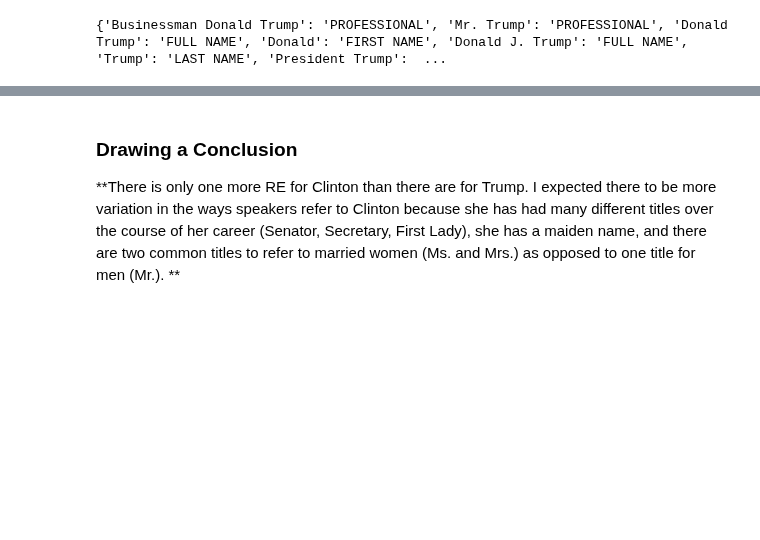
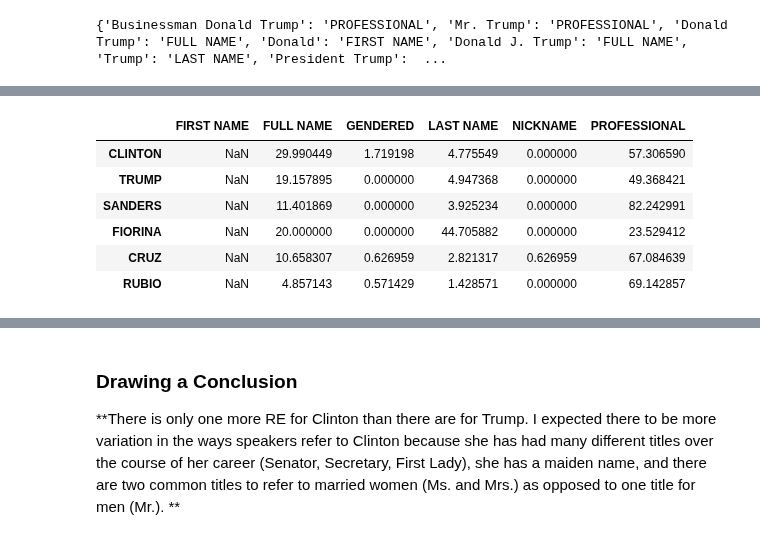
Before and after one commit to Data-Science-for-Linguists/2016-Debates-and-Referring-Expressions, a Jupyter notebook: analysis.ipynb, the cells around one changed output, grey strips where cells are left out. Cells and saved outputs as stored; diff of their text form; code cells hidden in the pictures; blank space fills up the shorter version.

```diff
--- a/analysis.ipynb
+++ b/analysis.ipynb
@@ -597,0 +598,17 @@ trump_re_maps
+# %%
+distribution['FIRST NAME'] = distribution/distribution['TOTAL']*100
+distribution['FULL NAME'] = distribution['FULL NAME']/distribution['TOTAL']*100
+distribution['GENDERED'] = distribution['GENDERED']/distribution['TOTAL']*100
+distribution['LAST NAME'] = distribution['LAST NAME']/distribution['TOTAL']*100
+distribution['NICKNAME'] = distribution['NICKNAME']/distribution['TOTAL']*100
+distribution['PROFESSIONAL'] = distribution['PROFESSIONAL']/distribution['TOTAL']*100
+del distribution['TOTAL']
+distribution.head(6)
+# %% [output]
+|  | FIRST NAME | FULL NAME | GENDERED | LAST NAME | NICKNAME | PROFESSIONAL |
+| CLINTON | NaN | 29.990449 | 1.719198 | 4.775549 | 0.000000 | 57.306590 |
+| TRUMP | NaN | 19.157895 | 0.000000 | 4.947368 | 0.000000 | 49.368421 |
+| SANDERS | NaN | 11.401869 | 0.000000 | 3.925234 | 0.000000 | 82.242991 |
+| FIORINA | NaN | 20.000000 | 0.000000 | 44.705882 | 0.000000 | 23.529412 |
+| CRUZ | NaN | 10.658307 | 0.626959 | 2.821317 | 0.626959 | 67.084639 |
+| RUBIO | NaN | 4.857143 | 0.571429 | 1.428571 | 0.000000 | 69.142857 |
```
Also changed, not shown: parts of 61 cells of this notebook.
